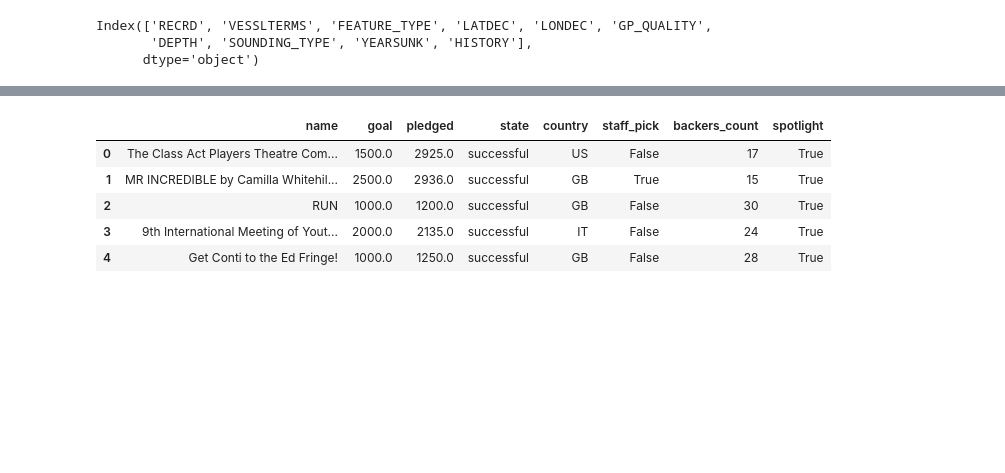
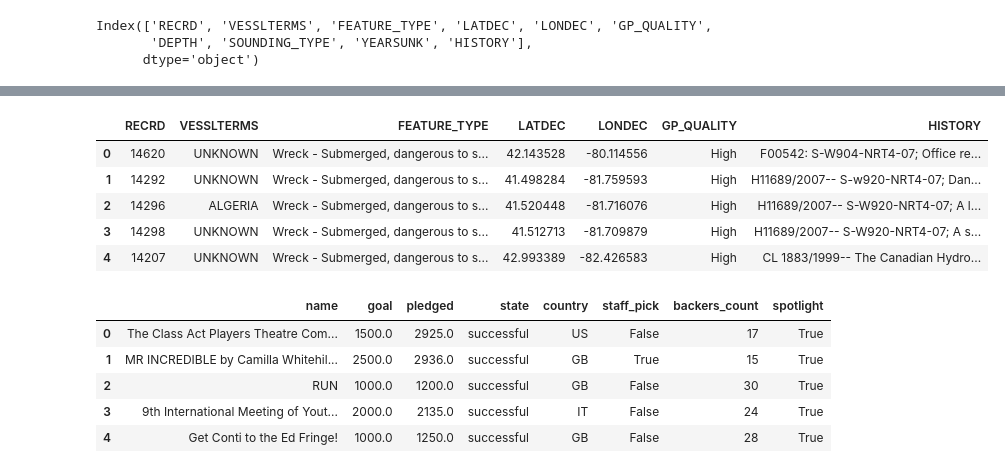
Before and after one commit to wrosen07/dive-sites-ETL, a Jupyter notebook: WrecksClean.ipynb, the cells around one changed output, grey strips where cells are left out. Drawn from its saved outputs; the diff is of its cells as text; code cells hidden in the pictures; blank space fills up the shorter version.

```diff
--- a/WrecksClean.ipynb
+++ b/WrecksClean.ipynb
@@ -52,3 +27,18 @@ reduced_kickstarter_df
+# %%
+# Drop columns "depth" "sounding_type" "yearsunk"
+#
+
+clean_df = all_df.drop(["DEPTH","SOUNDING_TYPE","YEARSUNK"], axis = 1, inplace=False)
+
+
+clean_df.head()
+# %% [output]
+|  | RECRD | VESSLTERMS | FEATURE_TYPE | LATDEC | LONDEC | GP_QUALITY | HISTORY |
+| 0 | 14620 | UNKNOWN | Wreck - Submerged, dangerous to s... | 42.143528 | -80.114556 | High | F00542: S-W904-NRT4-07; Office re... |
+| 1 | 14292 | UNKNOWN | Wreck - Submerged, dangerous to s... | 41.498284 | -81.759593 | High | H11689/2007-- S-w920-NRT4-07; Dan... |
+| 2 | 14296 | ALGERIA | Wreck - Submerged, dangerous to s... | 41.520448 | -81.716076 | High | H11689/2007-- S-W920-NRT4-07; A l... |
+| 3 | 14298 | UNKNOWN | Wreck - Submerged, dangerous to s... | 41.512713 | -81.709879 | High | H11689/2007-- S-W920-NRT4-07; A s... |
+| 4 | 14207 | UNKNOWN | Wreck - Submerged, dangerous to s... | 42.993389 | -82.426583 | High | CL 1883/1999-- The Canadian Hydro... |
 # %%
 # Remove projects that made no money at all
 reduced_kickstarter_df = reduced_kickstarter_df.loc[(
```
Also changed, not shown: parts of 1 cell of this notebook.
